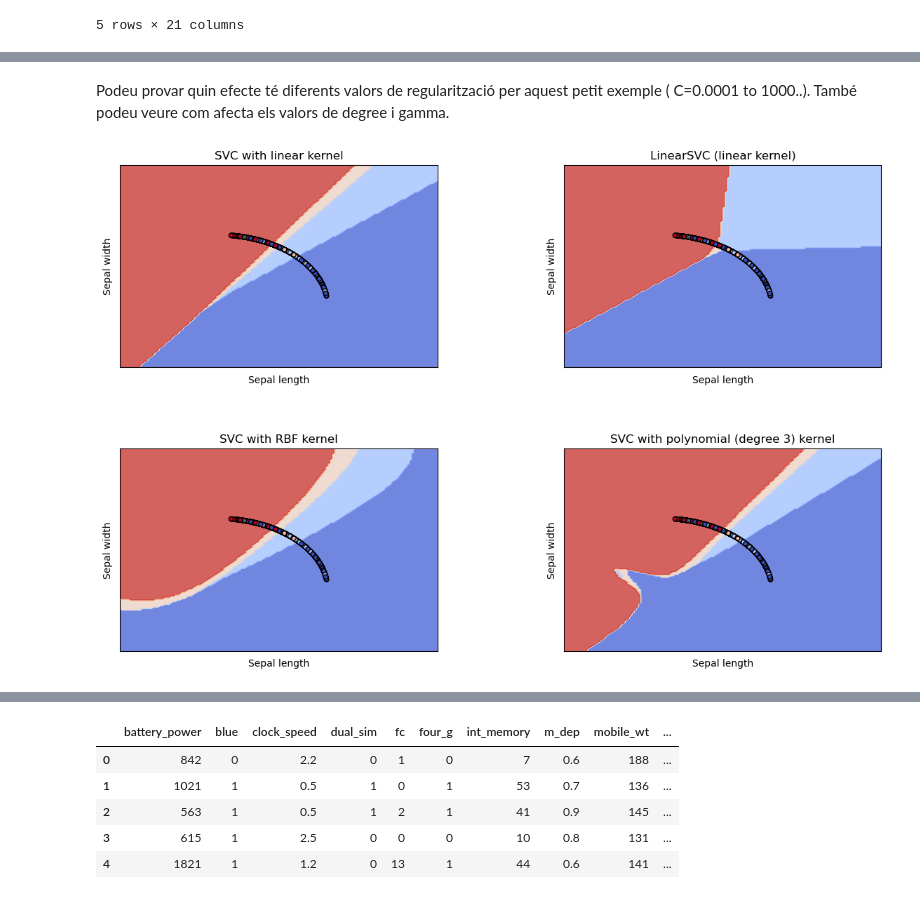
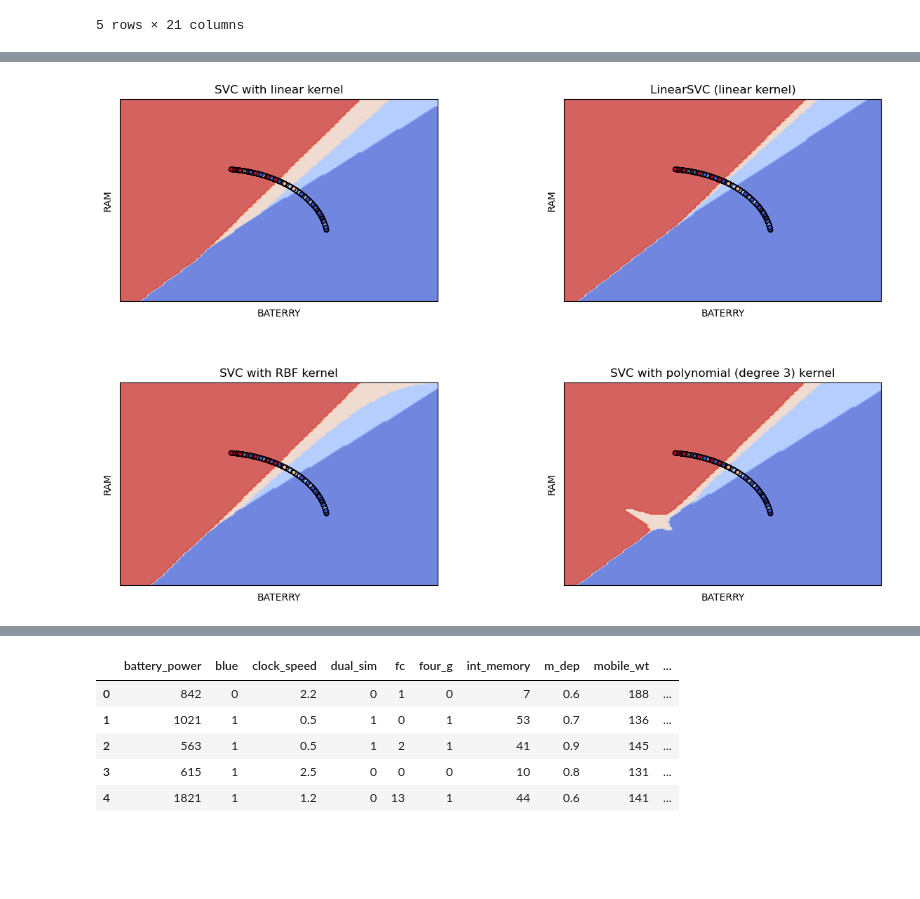
Before and after one commit to jonaprg/APC-Classificacio, a Jupyter notebook: Practica2-Classificacio2022GEI.ipynb, the cells around one changed output, grey strips where cells are left out. Drawn from its saved outputs; the diff is of its cells as text; code cells hidden in the pictures; blank space fills up the shorter version.

```diff
--- a/Practica2-Classificacio2022GEI.ipynb
+++ b/Practica2-Classificacio2022GEI.ipynb
@@ -183,7 +176,6 @@ def show_C_effect(C=1.0, gamma=0.7, degree=3):
     y = data[:, 20]
     X = Normalizer().fit(X).transform(X)
 
-
     # we create an instance of SVM and fit out data. We do not scale our
     # data since we want to plot the support vectors
     # title for the plots
@@ -212,16 +204,14 @@ def show_C_effect(C=1.0, gamma=0.7, degree=3):
         ax.scatter(X0, X1, c=y, cmap=plt.cm.coolwarm, s=20, edgecolors='k')
         ax.set_xlim(xx.min(), xx.max())
         ax.set_ylim(yy.min(), yy.max())
-        ax.set_xlabel('Sepal length')
-        ax.set_ylabel('Sepal width')
+        ax.set_xlabel('BATERRY')
+        ax.set_ylabel('RAM')
         ax.set_xticks(())
         ax.set_yticks(())
         ax.set_title(title)
 
     plt.show()
-# %% [markdown]
-Podeu provar quin efecte té diferents valors de regularització per aquest petit exemple ( C=0.0001 to 1000..). També podeu veure com afecta els valors de degree i gamma.
 # %%
-show_C_effect(0.1)
+show_C_effect(0.0001)
 # %% [output]
-[figure, old version]
+[figure, new version]
```
Also changed, not shown: parts of 36 cells of this notebook.
